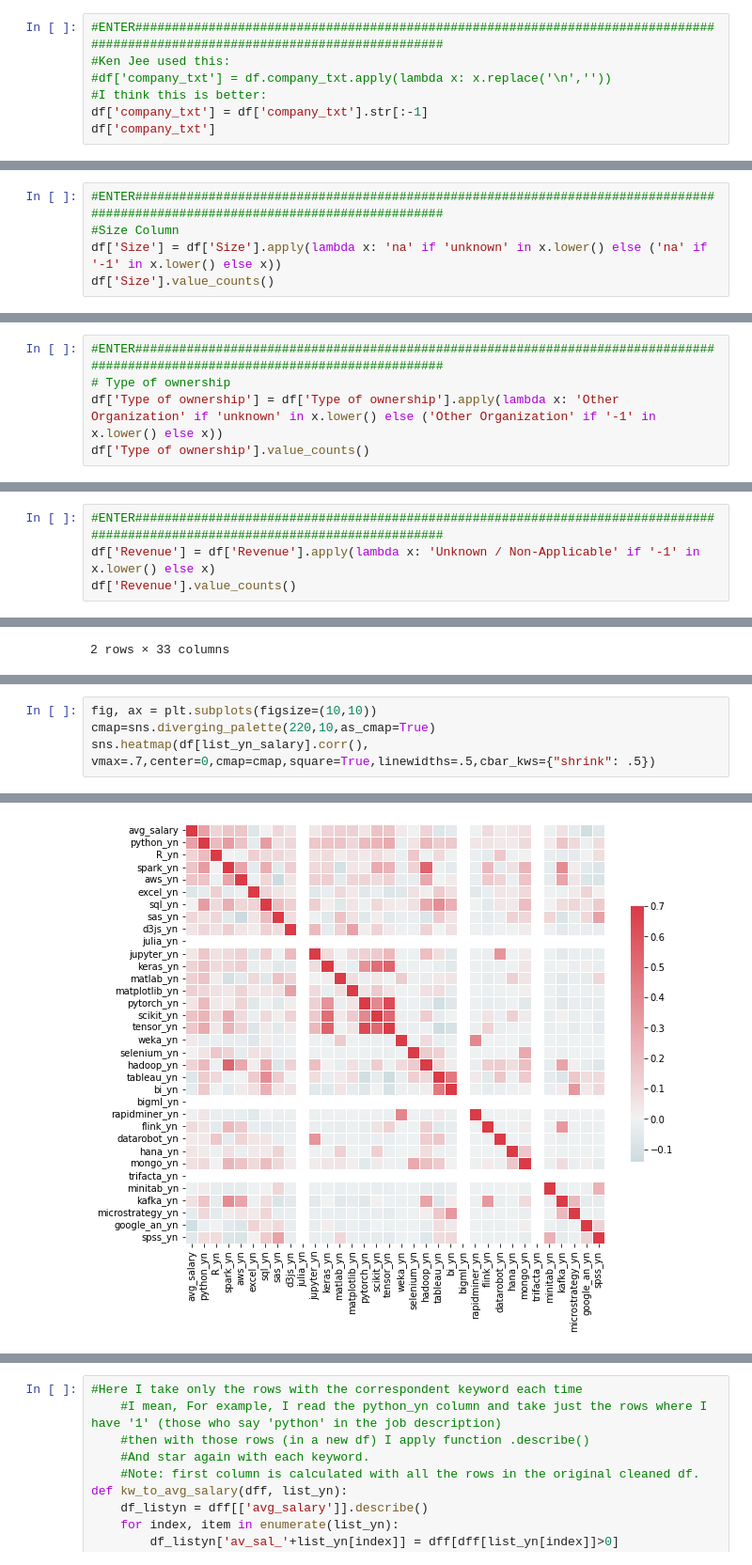
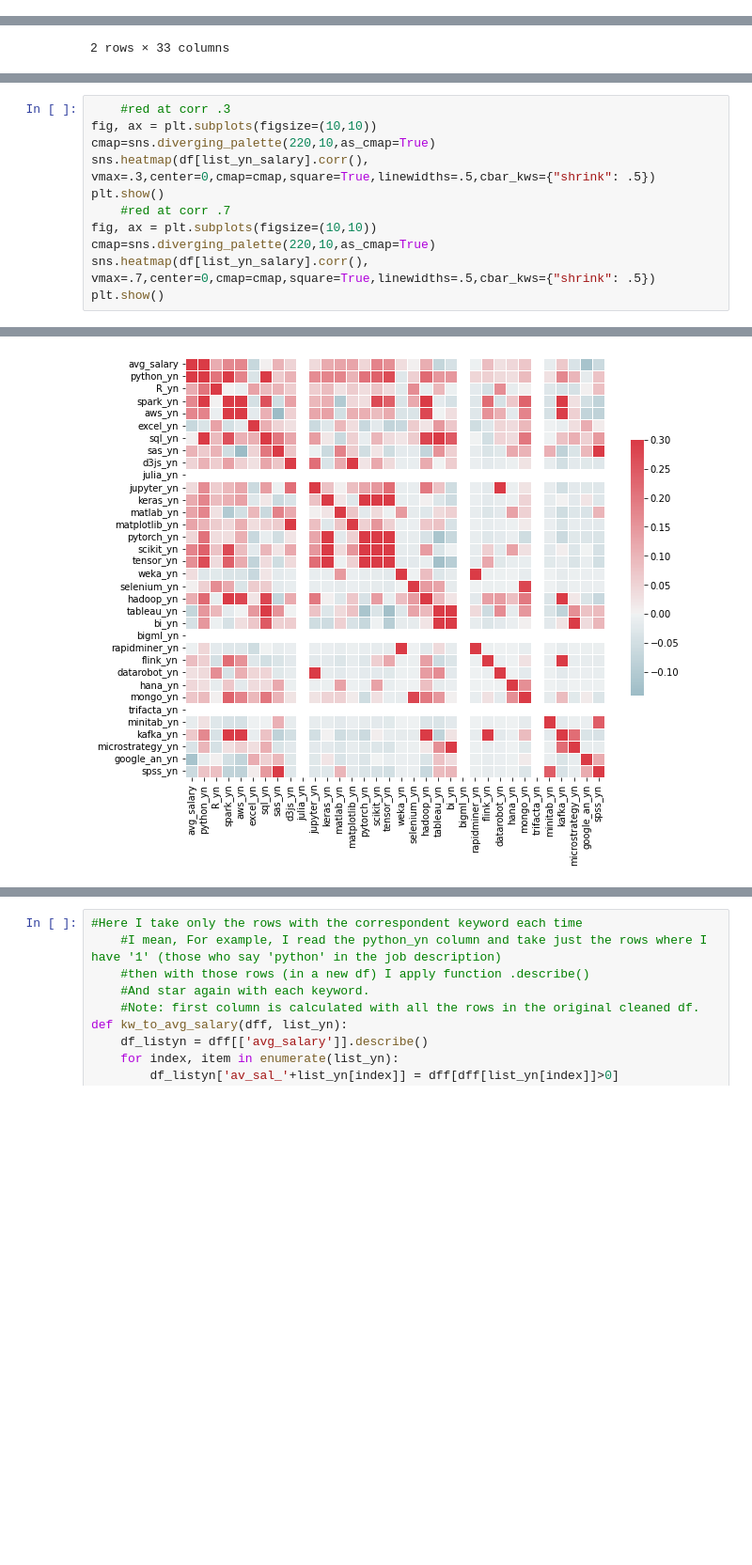
Before and after one commit to echestare/001KenJeeFromScratch_DSSalary, a Jupyter notebook: exploratory_data_anaylisis.ipynb, the cells around one changed output, grey strips where cells are left out. Shown at 94% size. Drawn from its saved outputs; the diff is of its cells as text; blank space fills up the shorter version.

```diff
--- a/exploratory_data_anaylisis.ipynb
+++ b/exploratory_data_anaylisis.ipynb
@@ -604,7 +10,0 @@ Name: company_txt, Length: 742, dtype: object
-# %%
-#ENTER###############################################################################################################################
-#Ken Jee used this:
-#df['company_txt'] = df.company_txt.apply(lambda x: x.replace('\n',''))
-#I think this is better:
-df['company_txt'] = df['company_txt'].str[:-1]
-df['company_txt']
@@ -630,5 +10,0 @@ Name: company_txt, Length: 742, dtype: object
-# %%
-#ENTER###############################################################################################################################
-#Size Column
-df['Size'] = df['Size'].apply(lambda x: 'na' if 'unknown' in x.lower() else ('na' if '-1' in x.lower() else x))
-df['Size'].value_counts()
@@ -645,5 +10,0 @@ Name: Size, dtype: int64
-# %%
-#ENTER###############################################################################################################################
-# Type of ownership
-df['Type of ownership'] = df['Type of ownership'].apply(lambda x: 'Other Organization' if 'unknown' in x.lower() else ('Other Organization' if '-1' in x.lower() else x))
-df['Type of ownership'].value_counts()
@@ -661,4 +10,0 @@ Name: Type of ownership, dtype: int64
-# %%
-#ENTER###############################################################################################################################
-df['Revenue'] = df['Revenue'].apply(lambda x: 'Unknown / Non-Applicable' if '-1' in x.lower() else x)
-df['Revenue'].value_counts()
@@ -1071,7 +277,14 @@ df[list_yn_salary].corr()
 | spss_yn | -0.061830 | 0.074578 | 0.080049 | -0.080005 | -0.082783 | 0.011767 | 0.144895 | 0.312142 | -0.027721 | NaN | ... |
 34 rows × 34 columns
 # %%
+    #red at corr .3
+fig, ax = plt.subplots(figsize=(10,10))
+cmap=sns.diverging_palette(220,10,as_cmap=True)
+sns.heatmap(df[list_yn_salary].corr(), vmax=.3,center=0,cmap=cmap,square=True,linewidths=.5,cbar_kws={"shrink": .5})
+plt.show()
+    #red at corr .7
 fig, ax = plt.subplots(figsize=(10,10))
 cmap=sns.diverging_palette(220,10,as_cmap=True)
 sns.heatmap(df[list_yn_salary].corr(), vmax=.7,center=0,cmap=cmap,square=True,linewidths=.5,cbar_kws={"shrink": .5})
+plt.show()
 # %% [output]
@@ -1079 +291 @@ sns.heatmap(df[list_yn_salary].corr(), vmax=.7,center=0,cmap=cmap,square=True,li
-[figure, old version]
+[figure, new version]
```
Also changed, not shown: parts of 69 cells of this notebook.
